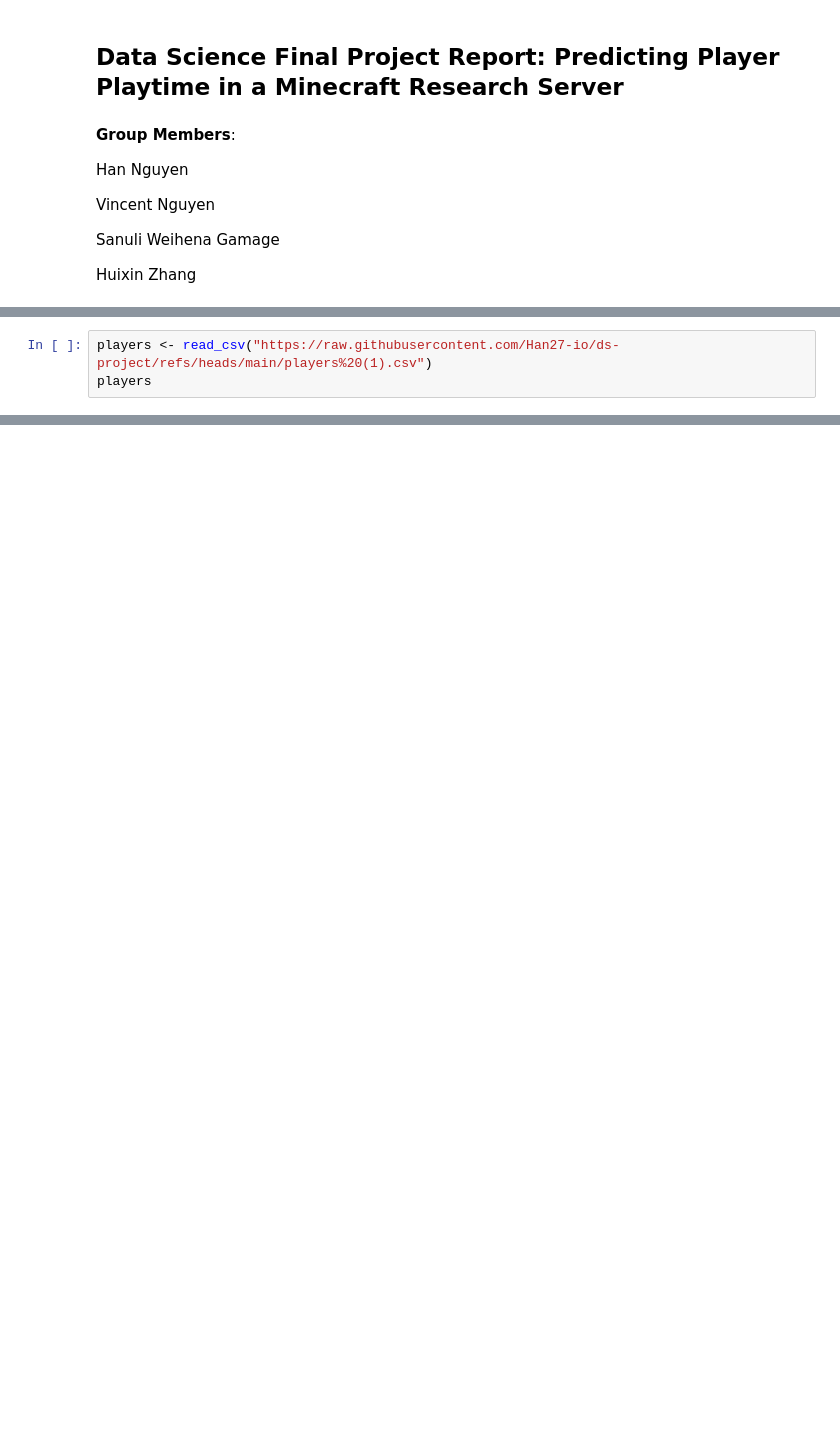
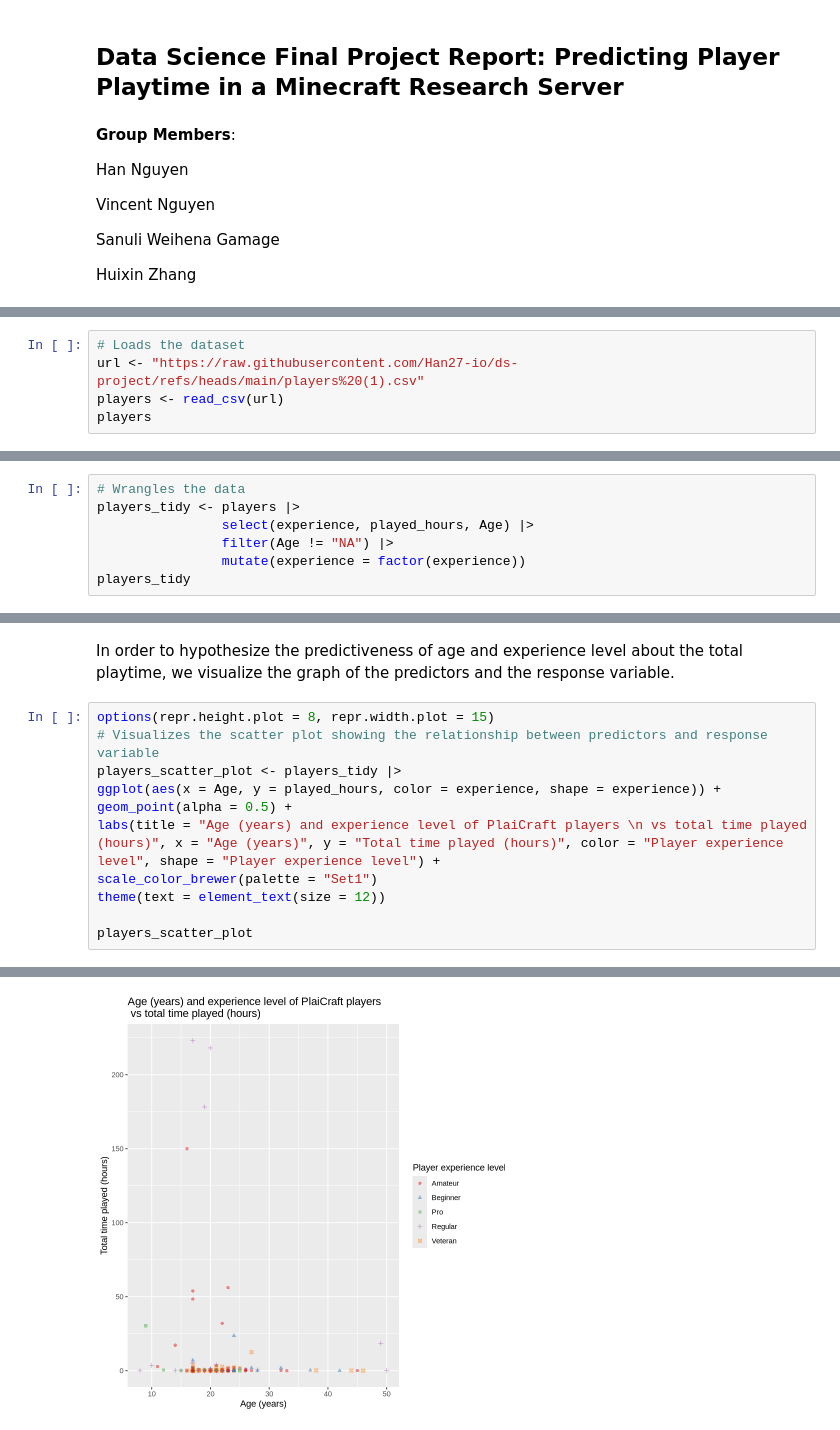
Before and after one commit to Han27-io/ds-project, a Jupyter notebook: dsci_project.ipynb, the cells around one changed output, grey strips where cells are left out. Drawn from its saved outputs; the diff is of its cells as text; blank space fills up the shorter version.

```diff
--- a/dsci_project.ipynb
+++ b/dsci_project.ipynb
@@ -67,5 +99,7 @@ To take a better look we will first load the two datasets and assign them to two
 # %%
-players <- read_csv("https://raw.githubusercontent.com/Han27-io/ds-project/refs/heads/main/players%20(1).csv")
+# Loads the dataset
+url <- "https://raw.githubusercontent.com/Han27-io/ds-project/refs/heads/main/players%20(1).csv"
+players <- read_csv(url)
 players
 # %% [output]
 Rows: 196 Columns: 7
@@ -111,0 +126,7 @@ A spec_tbl_df: 1535 × 5
+# %%
+# Wrangles the data
+players_tidy <- players |>
+                select(experience, played_hours, Age) |>
+                filter(Age != "NA") |>
+                mutate(experience = factor(experience))
+players_tidy
@@ -111,0 +144,14 @@ A spec_tbl_df: 1535 × 5
+# %% [markdown]
+In order to hypothesize the predictiveness of age and experience level about the total playtime, we visualize the graph of the predictors and the response variable.
+# %%
+options(repr.height.plot = 8, repr.width.plot = 15)
+# Visualizes the scatter plot showing the relationship between predictors and response variable
+players_scatter_plot <- players_tidy |>
+ggplot(aes(x = Age, y = played_hours, color = experience, shape = experience)) +
+geom_point(alpha = 0.5) +
+labs(title = "Age (years) and experience level of PlaiCraft players \n vs total time played (hours)", x = "Age (years)", y = "Total time played (hours)", color = "Player experience level", shape = "Player experience level") +
+scale_color_brewer(palette = "Set1")
+theme(text = element_text(size = 12))
+
+players_scatter_plot
+# %% [output]
@@ -111,0 +175 @@ A spec_tbl_df: 1535 × 5
+[figure, added]
```
Also changed, not shown: parts of 44 cells of this notebook.
